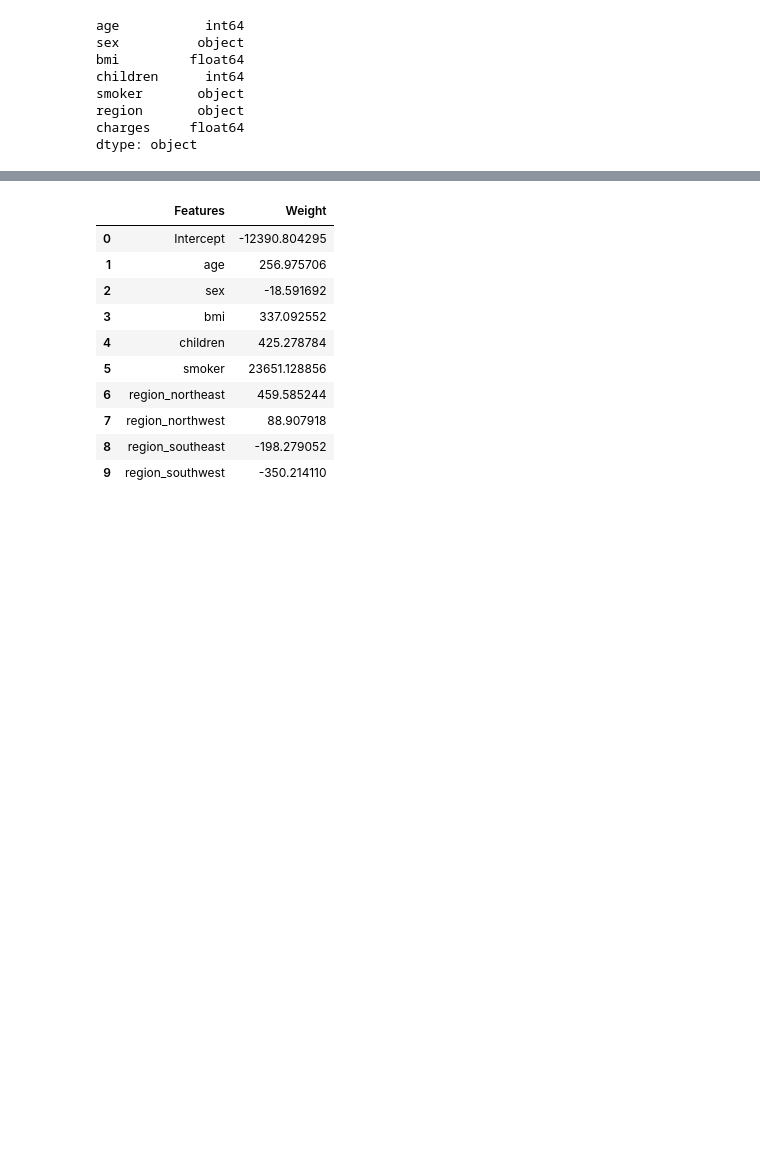
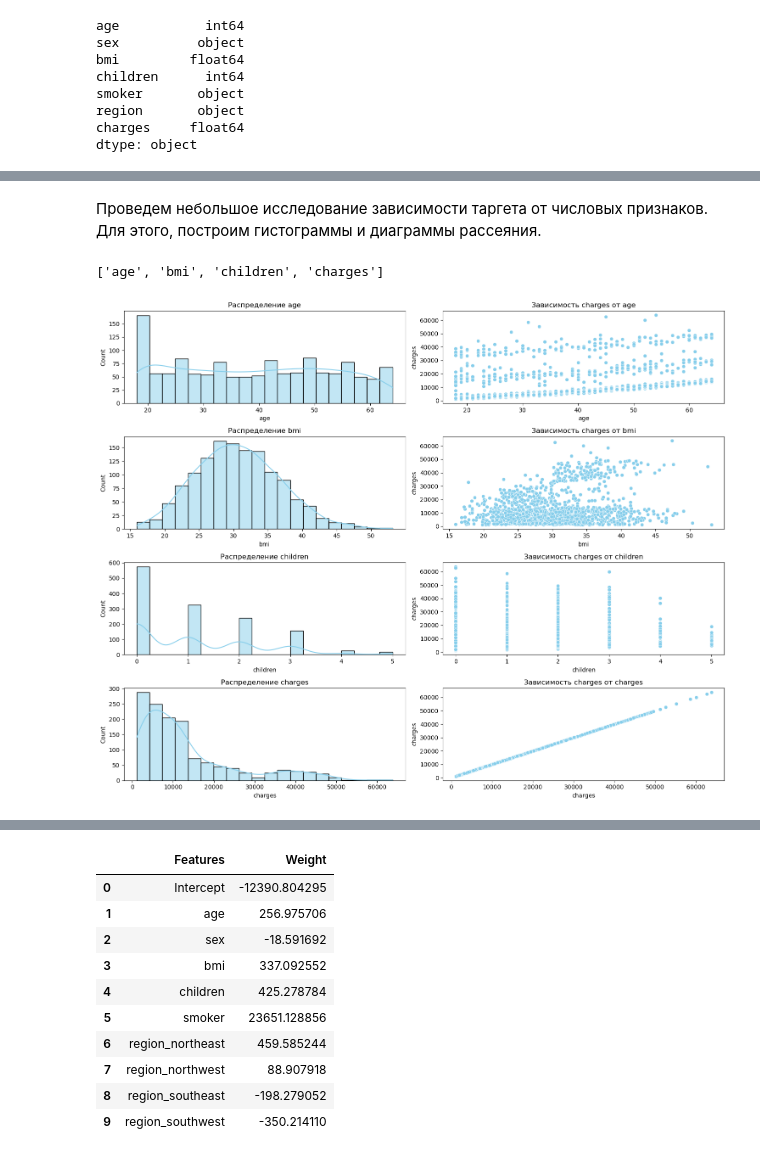
Before and after one commit to aonomarri/model-zoo, a Jupyter notebook: model_1/linear-model.ipynb, the cells around one changed output, grey strips where cells are left out. Saved outputs shown, nothing was run; the diff lists cells and outputs as text; code cells hidden in the pictures; blank space fills up the shorter version.

```diff
--- a/model_1/linear-model.ipynb
+++ b/model_1/linear-model.ipynb
@@ -50,0 +105,27 @@ dtype: object
+# %%
+temp_data = data.copy()
+# %% [markdown]
+Проведем небольшое исследование зависимости таргета от числовых признаков. Для этого, построим гистограммы и диаграммы рассеяния.
+# %%
+types = data.dtypes
+num_features = list(types[(types != 'object')].index)
+num_features
+# %% [output]
+['age', 'bmi', 'children', 'charges']
+# %%
+# Настройка сетки графиков
+fig, ax = plt.subplots(nrows=len(num_features), ncols=2, figsize=(15, 12))
+
+# Построение гистограмм и диаграмм рассеяния
+for i, feature in enumerate(num_features):
+    # Гистограма
+    sns.histplot(data=temp_data, x=feature, ax=ax[i, 0], kde=True, bins=20, color='skyblue')
+    ax[i, 0].set_title(f'Распределение {feature}')
+
+    # Диаграмма рассеяния
+    sns.scatterplot(data=temp_data, x=feature, y='charges', ax=ax[i, 1], color='skyblue')
+    ax[i, 1].set_title(f'Зависимость charges от {feature}')
+
+plt.tight_layout()
+# %% [output]
+[figure, added]
```
Also changed, not shown: parts of 62 cells of this notebook, 1 other file.
